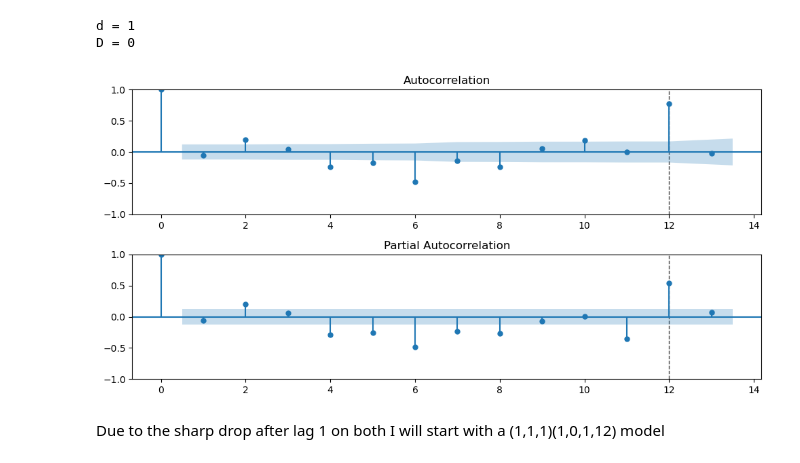
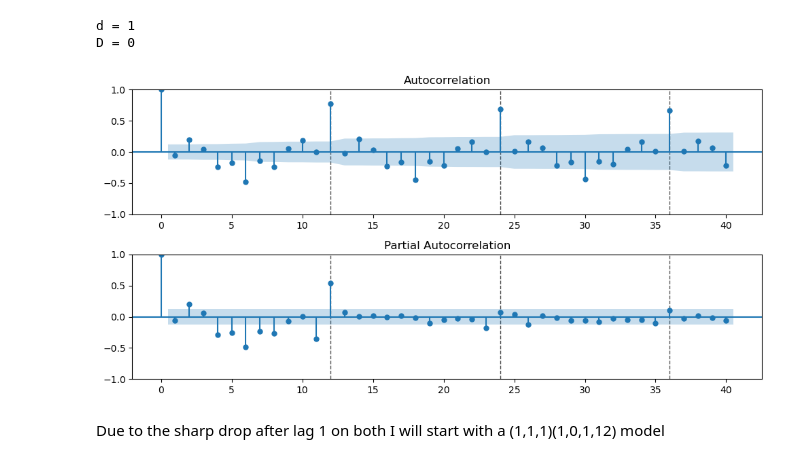
Before and after one commit to Gondram/Chicago-Crime, a Jupyter notebook: Project 3 Part 2.ipynb, the cells around one changed output. Saved outputs shown, nothing was run; the diff lists cells and outputs as text; code cells hidden in the pictures.

```diff
--- a/Project 3 Part 2.ipynb
+++ b/Project 3 Part 2.ipynb
@@ -756,9 +756,9 @@ D = 0
 # %%
 theft_diff = theft.diff().dropna()
 # %%
-plot_acf_pacf(theft_diff, annotate_seas=True, m = 12, nlags=13);
+plot_acf_pacf(theft_diff, annotate_seas=True, m = 12);
 # %% [output]
-[figure, old version]
+[figure, new version]
 # %% [markdown]
 Due to the sharp drop after lag 1 on both I will start with a (1,1,1)(1,0,1,12) model
 # %%
```
Also changed, not shown: parts of 48 cells of this notebook.
